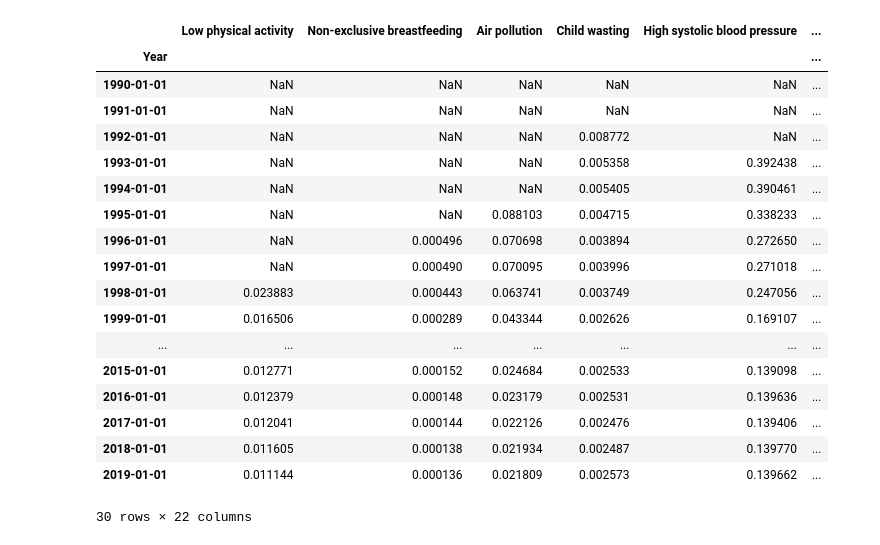
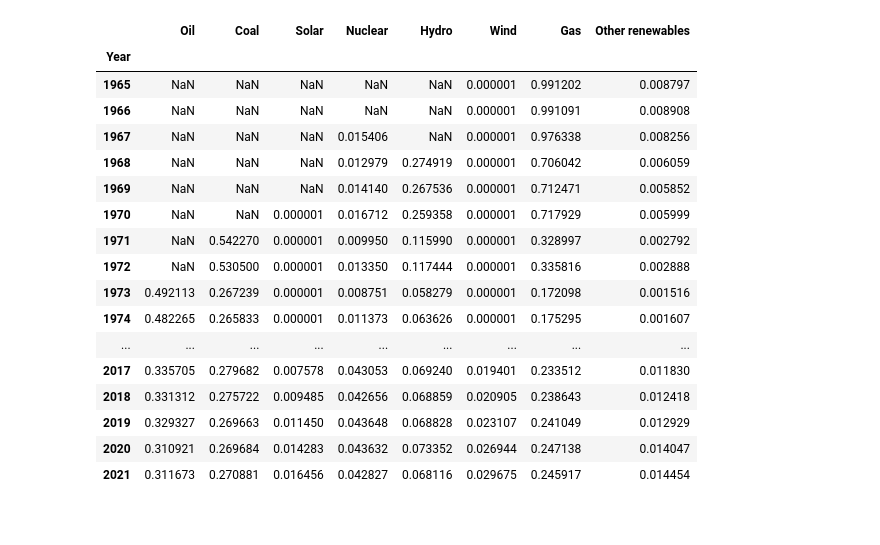
Before and after one commit to mateuja/compotime, a Jupyter notebook: examples/Compositional time series_nan.ipynb, the cells around one changed output. Saved outputs shown, nothing was run; the diff lists cells and outputs as text; code cells hidden in the pictures.

```diff
--- a/examples/Compositional time series_nan.ipynb
+++ b/examples/Compositional time series_nan.ipynb
@@ -33,41 +33,41 @@ def plot_time_series(
     plt.subplots_adjust(right=0.8)  # Adjust the right margin to make room for the legend
     plt.show()
 # %%
-df = pd.read_csv("data/dbrf.csv").assign(Year=lambda x: pd.to_datetime(x["Year"])).set_index("Year")
+df = pd.read_csv("data/share_energy_source.csv")
+df["Year"] = [pd.Period(x) for x in df["Year"]]
+df = df.set_index("Year")
 
-df.columns = map(str.strip, df.columns)  # TODO: Save data correctly
 rng = np.random.default_rng(0)
 
 nullable_periods = 15
-years = pd.date_range("1990-01-01", periods=nullable_periods, freq="YS")
+years = pd.period_range("1965", periods=nullable_periods, freq="Y")
 for col in df.columns:
     # Set different starts
     df.loc[years[: rng.integers(0, high=10, size=1).item()], col] = np.nan
 
 df = df.div(df.sum(axis=1), axis=0)
 
 df = treat_small(df, minimum=1e-6)
 df
 # %% [output]
-|  | Low physical activity | Non-exclusive breastfeeding | Air pollution | Child wasting | High systolic blood pressure | ... |
-| Year |  |  |  |  |  | ... |
-| 1990-01-01 | NaN | NaN | NaN | NaN | NaN | ... |
-| 1991-01-01 | NaN | NaN | NaN | NaN | NaN | ... |
-| 1992-01-01 | NaN | NaN | NaN | 0.008772 | NaN | ... |
-| 1993-01-01 | NaN | NaN | NaN | 0.005358 | 0.392438 | ... |
-| 1994-01-01 | NaN | NaN | NaN | 0.005405 | 0.390461 | ... |
-| 1995-01-01 | NaN | NaN | 0.088103 | 0.004715 | 0.338233 | ... |
-| 1996-01-01 | NaN | 0.000496 | 0.070698 | 0.003894 | 0.272650 | ... |
-| 1997-01-01 | NaN | 0.000490 | 0.070095 | 0.003996 | 0.271018 | ... |
-| 1998-01-01 | 0.023883 | 0.000443 | 0.063741 | 0.003749 | 0.247056 | ... |
-| 1999-01-01 | 0.016506 | 0.000289 | 0.043344 | 0.002626 | 0.169107 | ... |
-| ... | ... | ... | ... | ... | ... | ... |
-| 2015-01-01 | 0.012771 | 0.000152 | 0.024684 | 0.002533 | 0.139098 | ... |
-| 2016-01-01 | 0.012379 | 0.000148 | 0.023179 | 0.002531 | 0.139636 | ... |
-| 2017-01-01 | 0.012041 | 0.000144 | 0.022126 | 0.002476 | 0.139406 | ... |
-| 2018-01-01 | 0.011605 | 0.000138 | 0.021934 | 0.002487 | 0.139770 | ... |
-| 2019-01-01 | 0.011144 | 0.000136 | 0.021809 | 0.002573 | 0.139662 | ... |
+|  | Oil | Coal | Solar | Nuclear | Hydro | Wind | Gas | Other renewables |
+| Year |  |  |  |  |  |  |  |  |
+| 1965 | NaN | NaN | NaN | NaN | NaN | 0.000001 | 0.991202 | 0.008797 |
+| 1966 | NaN | NaN | NaN | NaN | NaN | 0.000001 | 0.991091 | 0.008908 |
+| 1967 | NaN | NaN | NaN | 0.015406 | NaN | 0.000001 | 0.976338 | 0.008256 |
+| 1968 | NaN | NaN | NaN | 0.012979 | 0.274919 | 0.000001 | 0.706042 | 0.006059 |
+| 1969 | NaN | NaN | NaN | 0.014140 | 0.267536 | 0.000001 | 0.712471 | 0.005852 |
+| 1970 | NaN | NaN | 0.000001 | 0.016712 | 0.259358 | 0.000001 | 0.717929 | 0.005999 |
+| 1971 | NaN | 0.542270 | 0.000001 | 0.009950 | 0.115990 | 0.000001 | 0.328997 | 0.002792 |
+| 1972 | NaN | 0.530500 | 0.000001 | 0.013350 | 0.117444 | 0.000001 | 0.335816 | 0.002888 |
+| 1973 | 0.492113 | 0.267239 | 0.000001 | 0.008751 | 0.058279 | 0.000001 | 0.172098 | 0.001516 |
+| 1974 | 0.482265 | 0.265833 | 0.000001 | 0.011373 | 0.063626 | 0.000001 | 0.175295 | 0.001607 |
+| ... | ... | ... | ... | ... | ... | ... | ... | ... |
+| 2017 | 0.335705 | 0.279682 | 0.007578 | 0.043053 | 0.069240 | 0.019401 | 0.233512 | 0.011830 |
+| 2018 | 0.331312 | 0.275722 | 0.009485 | 0.042656 | 0.068859 | 0.020905 | 0.238643 | 0.012418 |
+| 2019 | 0.329327 | 0.269663 | 0.011450 | 0.043648 | 0.068828 | 0.023107 | 0.241049 | 0.012929 |
+| 2020 | 0.310921 | 0.269684 | 0.014283 | 0.043632 | 0.073352 | 0.026944 | 0.247138 | 0.014047 |
+| 2021 | 0.311673 | 0.270881 | 0.016456 | 0.042827 | 0.068116 | 0.029675 | 0.245917 | 0.014454 |
-30 rows × 22 columns
 # %%
 %%time
 from compotime import LocalLevelForecaster
```
Also changed, not shown: parts of 4 cells of this notebook, 4 other files.
